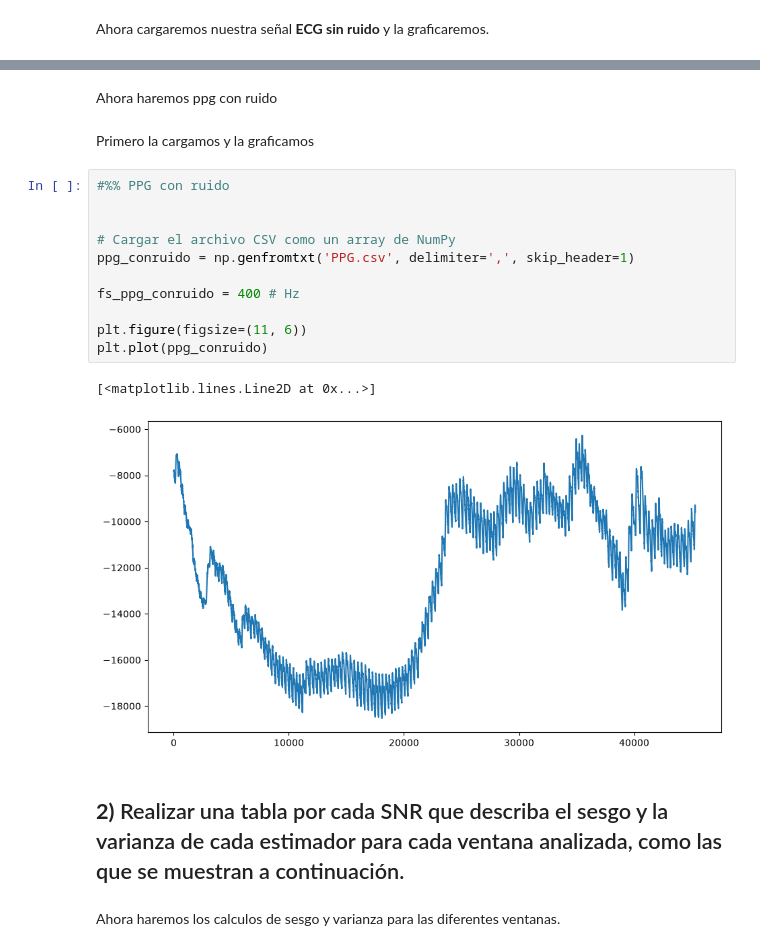
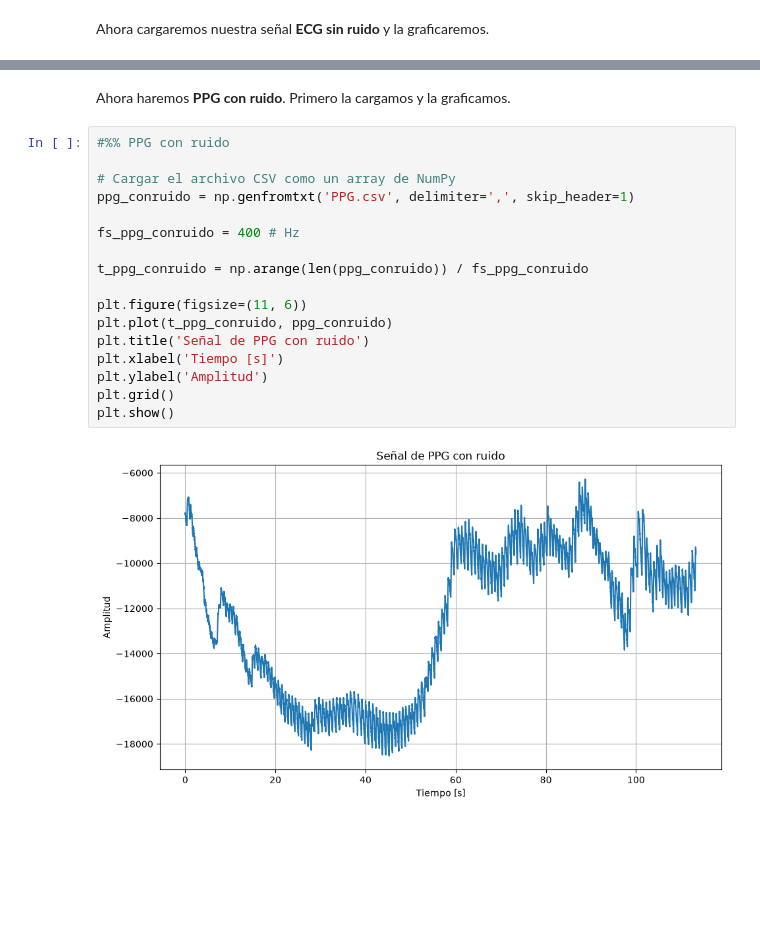
Before and after one commit to CristobalCs/APS, a Jupyter notebook: aps_entregas/TS5/TS5_Contador.ipynb, the cells around one changed output, grey strips where cells are left out. Saved outputs shown, nothing was run; the diff lists cells and outputs as text; blank space fills up the shorter version.

```diff
--- a/aps_entregas/TS5/TS5_Contador.ipynb
+++ b/aps_entregas/TS5/TS5_Contador.ipynb
@@ -225,22 +292,21 @@ Ancho de banda: 3.56 Hz
 # %% [markdown]
-Ahora haremos ppg con ruido
+Ahora haremos **PPG con ruido**. Primero la cargamos y la graficamos.
-# %% [markdown]
-Primero la cargamos y la graficamos
 # %%
 #%% PPG con ruido
-
 
 # Cargar el archivo CSV como un array de NumPy
 ppg_conruido = np.genfromtxt('PPG.csv', delimiter=',', skip_header=1)
 
 fs_ppg_conruido = 400 # Hz
 
+t_ppg_conruido = np.arange(len(ppg_conruido)) / fs_ppg_conruido
+
 plt.figure(figsize=(11, 6))
-plt.plot(ppg_conruido)
+plt.plot(t_ppg_conruido, ppg_conruido)
+plt.title('Señal de PPG con ruido')
+plt.xlabel('Tiempo [s]')
+plt.ylabel('Amplitud')
+plt.grid()
+plt.show()
 # %% [output]
-[<matplotlib.lines.Line2D at 0x...>]
-[figure, old version]
+[figure, new version]
-# %% [markdown]
-## **2)** Realizar una tabla por cada SNR que describa el sesgo y la varianza de cada estimador para cada ventana analizada, como las que se muestran a continuación.
-# %% [markdown]
-Ahora haremos los calculos de sesgo y varianza para las diferentes ventanas.
```
Also changed, not shown: parts of 77 cells of this notebook.
